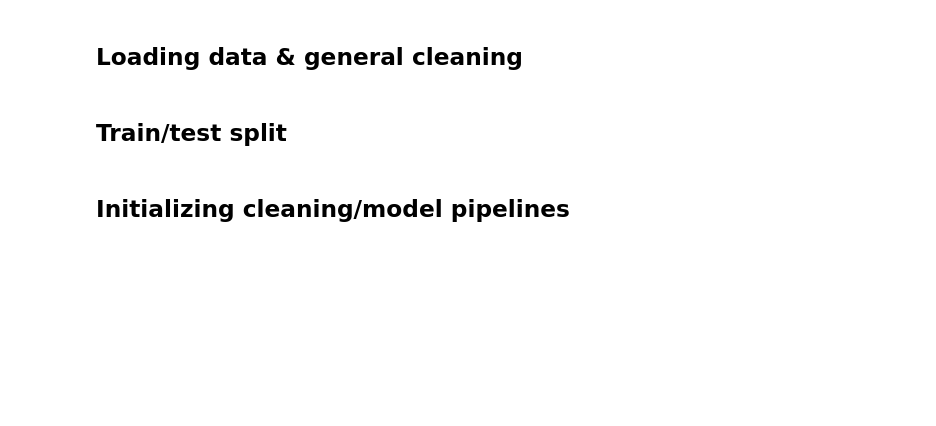
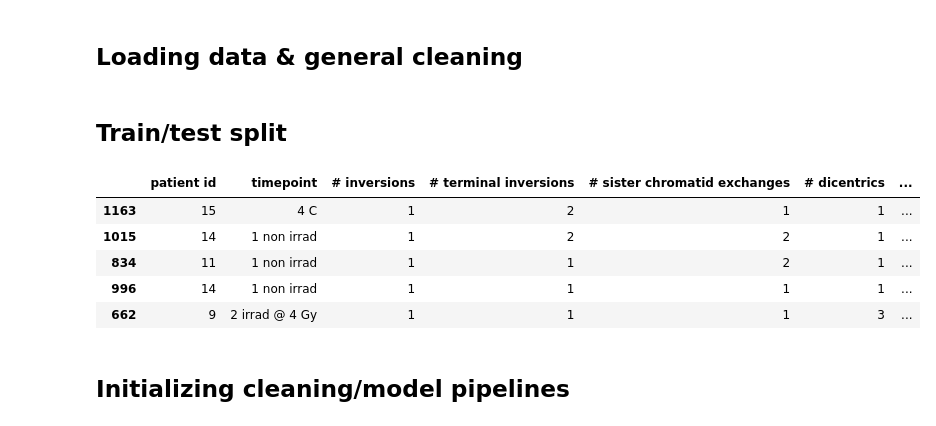
Before and after one commit to Jared-Luxton/radiation-therapy-machine-learning, a Jupyter notebook: notebooks/03_radiation_therapy_patients_data_MACHINE_LEARNING.ipynb, the cells around one changed output. Saved outputs shown, nothing was run; the diff lists cells and outputs as text; code cells hidden in the pictures; blank space fills up the shorter version.

```diff
--- a/notebooks/03_radiation_therapy_patients_data_MACHINE_LEARNING.ipynb
+++ b/notebooks/03_radiation_therapy_patients_data_MACHINE_LEARNING.ipynb
@@ -420,6 +414,27 @@ cleaned_chr_df = general_cleaner.fit_transform(all_chr_aberr_df)
 # %%
 chr_train, chr_test = train_test_split(cleaned_chr_df, test_size=0.2, shuffle=True,
                                        stratify=cleaned_chr_df[['patient id', 'timepoint']])
+# %%
+chr_train = chr_train.copy()
+for col in chr_train.columns:
+    if col != 'patient id' and col != 'timepoint':
+        chr_train[col] = chr_train[col] + 1
+#         chr_train[col] = np.log10(chr_train[col])
+
+chr_test = chr_test.copy()
+for col in chr_test.columns:
+    if col != 'patient id' and col != 'timepoint':
+        chr_test[col] = chr_test[col] + 1
+#         chr_test[col] = np.log10(chr_test[col])
+# %%
+chr_train.head()
+# %% [output]
+|  | patient id | timepoint | # inversions | # terminal inversions | # sister chromatid exchanges | # dicentrics | ... |
+| 1163 | 15 | 4 C | 1 | 2 | 1 | 1 | ... |
+| 1015 | 14 | 1 non irrad | 1 | 2 | 2 | 1 | ... |
+| 834 | 11 | 1 non irrad | 1 | 1 | 2 | 1 | ... |
+| 996 | 14 | 1 non irrad | 1 | 1 | 1 | 1 | ... |
+| 662 | 9 | 2 irrad @ 4 Gy | 1 | 1 | 1 | 3 | ... |
 # %% [markdown]
 ## Initializing cleaning/model pipelines
 # %%
```
Also changed, not shown: parts of 10 cells of this notebook, 1 other file.
